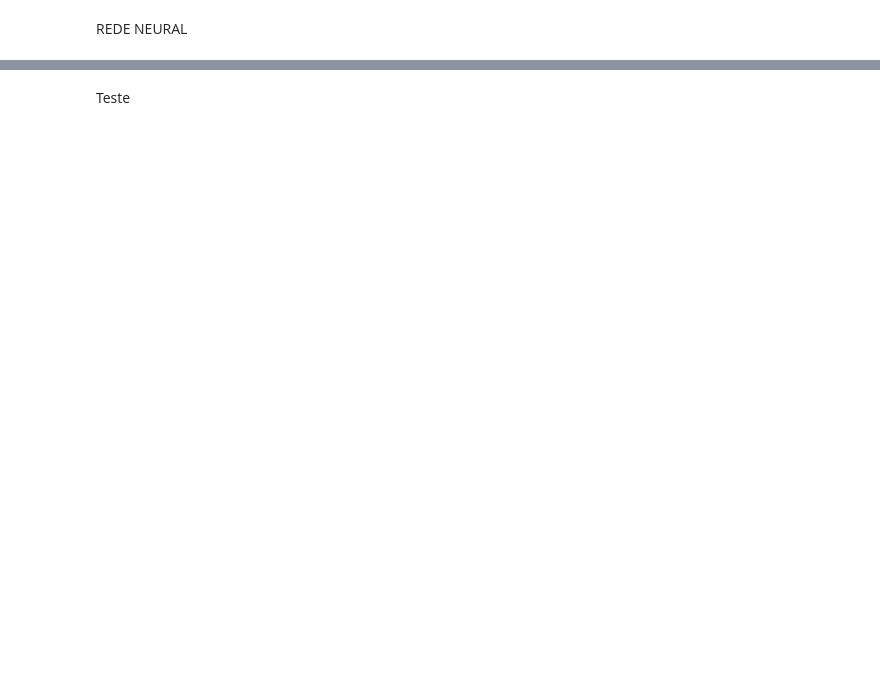
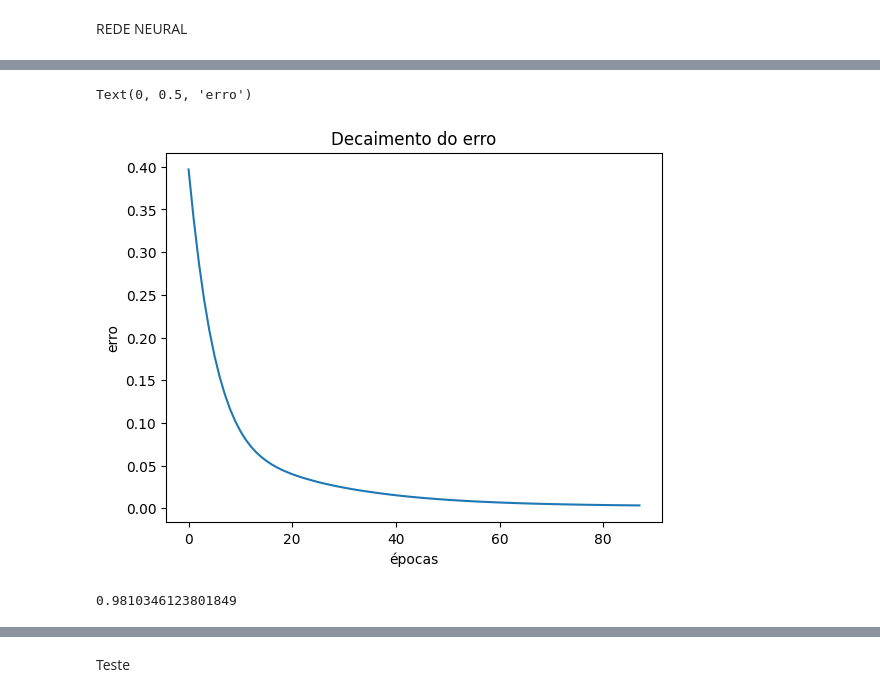
Before and after one commit to MariaFernandaPiccolo/Questoes---Maria-Fernanda-S-Piccolo, a Jupyter notebook: Exercicio_2_Polimerização_Maria_Fernanda_Piccolo.ipynb, the cells around one changed output, grey strips where cells are left out. Cells and saved outputs as stored; diff of their text form; code cells hidden in the pictures; blank space fills up the shorter version.

```diff
--- a/Exercicio_2_Polimerização_Maria_Fernanda_Piccolo.ipynb
+++ b/Exercicio_2_Polimerização_Maria_Fernanda_Piccolo.ipynb
@@ -1058,0 +1022,16 @@ plt.show()
+# %%
+from sklearn.neural_network import MLPRegressor
+
+Model = MLPRegressor()
+# %%
+parametros = [{'hidden_layer_sizes':[(5,), (9,), (12,)],
+               'activation':["logistic","tanh", "relu"],
+               'solver':["lbfgs","sgd","adam"],
+               'learning_rate':["constant","adaptive"]}]
+# %%
+from sklearn.model_selection import GridSearchCV
+grid = GridSearchCV(estimator = Model,
+                    param_grid = parametros,
+                    scoring = 'r2',
+                    cv =5)
+grid.fit(train_entn, train_sain)
@@ -1058,0 +1085,18 @@ plt.show()
+# %%
+from sklearn.neural_network import MLPRegressor
+Model = MLPRegressor(hidden_layer_sizes=(9),
+                      activation="tanh",
+                      solver="adam",
+                     learning_rate='constant')
+
+model = Model.fit(train_entn, train_sain)
+# %%
+import matplotlib.pyplot as plt
+
+plt.plot(model.loss_curve_)
+plt.title('Decaimento do erro')
+plt.xlabel('épocas')
+plt.ylabel('erro')
+# %% [output]
+Text(0, 0.5, 'erro')
+[figure, added]
@@ -1058,0 +1108,6 @@ plt.show()
+# %%
+from sklearn.metrics import r2_score
+r2_train = r2_score(train_sai, saida_des_pred)
+r2_train
+# %% [output]
+0.9810346123801849
```
Also changed, not shown: parts of 55 cells of this notebook.
